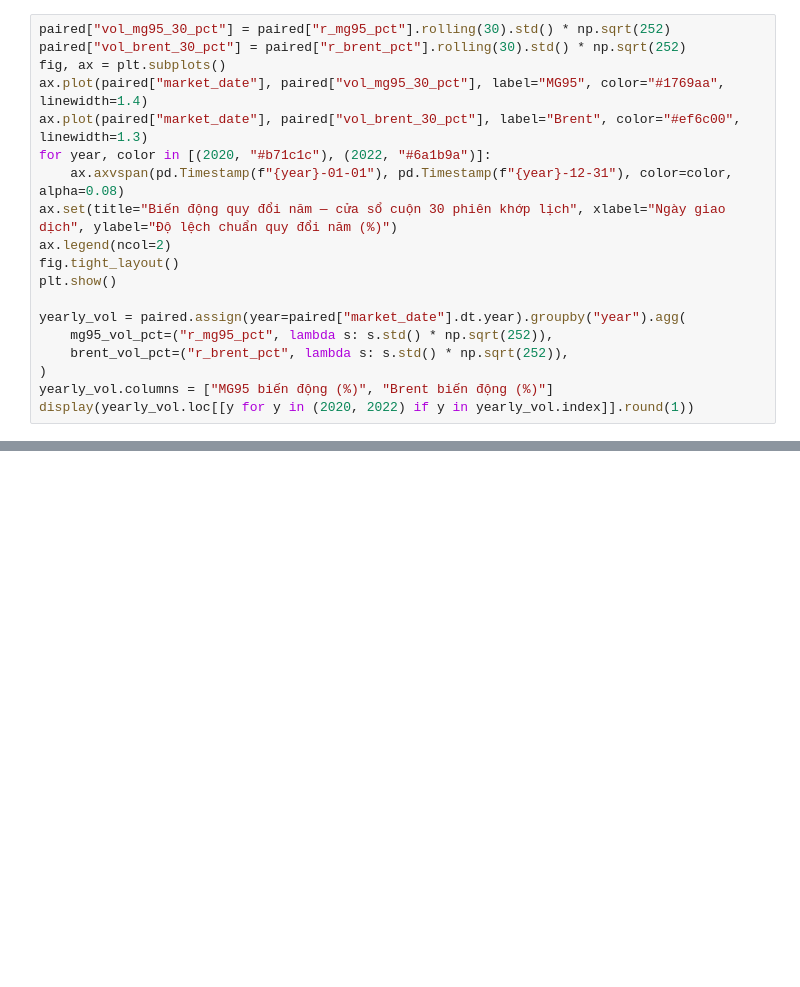
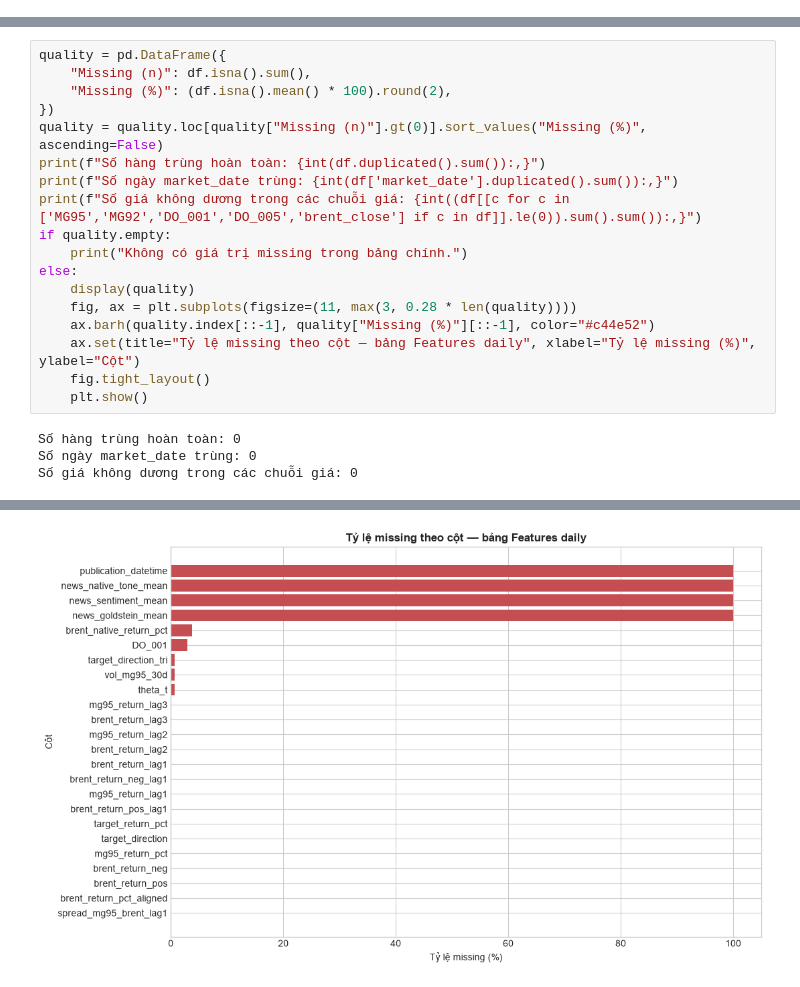
Before and after one commit to LeNam123456/petro95_workflow_team, a Jupyter notebook: EDA_thuyet_trinh_MG95_Brent.ipynb, the cells around one changed output, grey strips where cells are left out. Cells and saved outputs as stored; diff of their text form; blank space fills up the shorter version.

```diff
--- a/EDA_thuyet_trinh_MG95_Brent.ipynb
+++ b/EDA_thuyet_trinh_MG95_Brent.ipynb
@@ -184,19 +0,0 @@ plt.show()
-# %%
-paired["vol_mg95_30_pct"] = paired["r_mg95_pct"].rolling(30).std() * np.sqrt(252)
-paired["vol_brent_30_pct"] = paired["r_brent_pct"].rolling(30).std() * np.sqrt(252)
-fig, ax = plt.subplots()
-ax.plot(paired["market_date"], paired["vol_mg95_30_pct"], label="MG95", color="#1769aa", linewidth=1.4)
-ax.plot(paired["market_date"], paired["vol_brent_30_pct"], label="Brent", color="#ef6c00", linewidth=1.3)
-for year, color in [(2020, "#b71c1c"), (2022, "#6a1b9a")]:
-    ax.axvspan(pd.Timestamp(f"{year}-01-01"), pd.Timestamp(f"{year}-12-31"), color=color, alpha=0.08)
-ax.set(title="Biến động quy đổi năm — cửa sổ cuộn 30 phiên khớp lịch", xlabel="Ngày giao dịch", ylabel="Độ lệch chuẩn quy đổi năm (%)")
-ax.legend(ncol=2)
-fig.tight_layout()
-plt.show()
-
-yearly_vol = paired.assign(year=paired["market_date"].dt.year).groupby("year").agg(
-    mg95_vol_pct=("r_mg95_pct", lambda s: s.std() * np.sqrt(252)),
-    brent_vol_pct=("r_brent_pct", lambda s: s.std() * np.sqrt(252)),
-)
-yearly_vol.columns = ["MG95 biến động (%)", "Brent biến động (%)"]
-display(yearly_vol.loc[[y for y in (2020, 2022) if y in yearly_vol.index]].round(1))
@@ -222,0 +196,22 @@ display(yearly_vol.loc[[y for y in (2020, 2022) if y in yearly_vol.index]].round
+# %%
+quality = pd.DataFrame({
+    "Missing (n)": df.isna().sum(),
+    "Missing (%)": (df.isna().mean() * 100).round(2),
+})
+quality = quality.loc[quality["Missing (n)"].gt(0)].sort_values("Missing (%)", ascending=False)
+print(f"Số hàng trùng hoàn toàn: {int(df.duplicated().sum()):,}")
+print(f"Số ngày market_date trùng: {int(df['market_date'].duplicated().sum()):,}")
+print(f"Số giá không dương trong các chuỗi giá: {int((df[[c for c in ['MG95','MG92','DO_001','DO_005','brent_close'] if c in df]].le(0)).sum().sum()):,}")
+if quality.empty:
+    print("Không có giá trị missing trong bảng chính.")
+else:
+    display(quality)
+    fig, ax = plt.subplots(figsize=(11, max(3, 0.28 * len(quality))))
+    ax.barh(quality.index[::-1], quality["Missing (%)"][::-1], color="#c44e52")
+    ax.set(title="Tỷ lệ missing theo cột — bảng Features daily", xlabel="Tỷ lệ missing (%)", ylabel="Cột")
+    fig.tight_layout()
+    plt.show()
+# %% [output]
+Số hàng trùng hoàn toàn: 0
+Số ngày market_date trùng: 0
+Số giá không dương trong các chuỗi giá: 0
@@ -222,0 +235 @@ display(yearly_vol.loc[[y for y in (2020, 2022) if y in yearly_vol.index]].round
+[figure, added]
```
Also changed, not shown: parts of 33 cells of this notebook.
